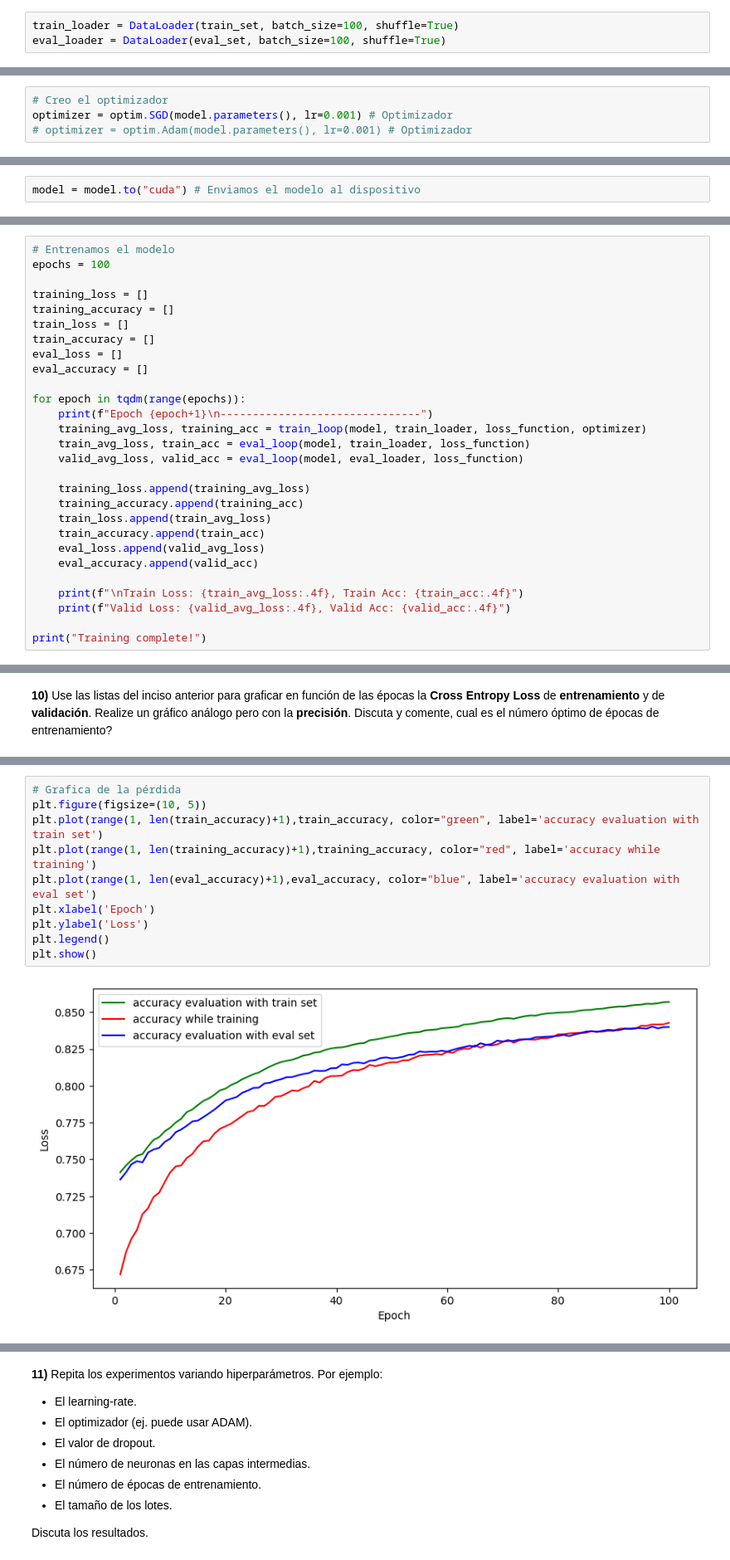
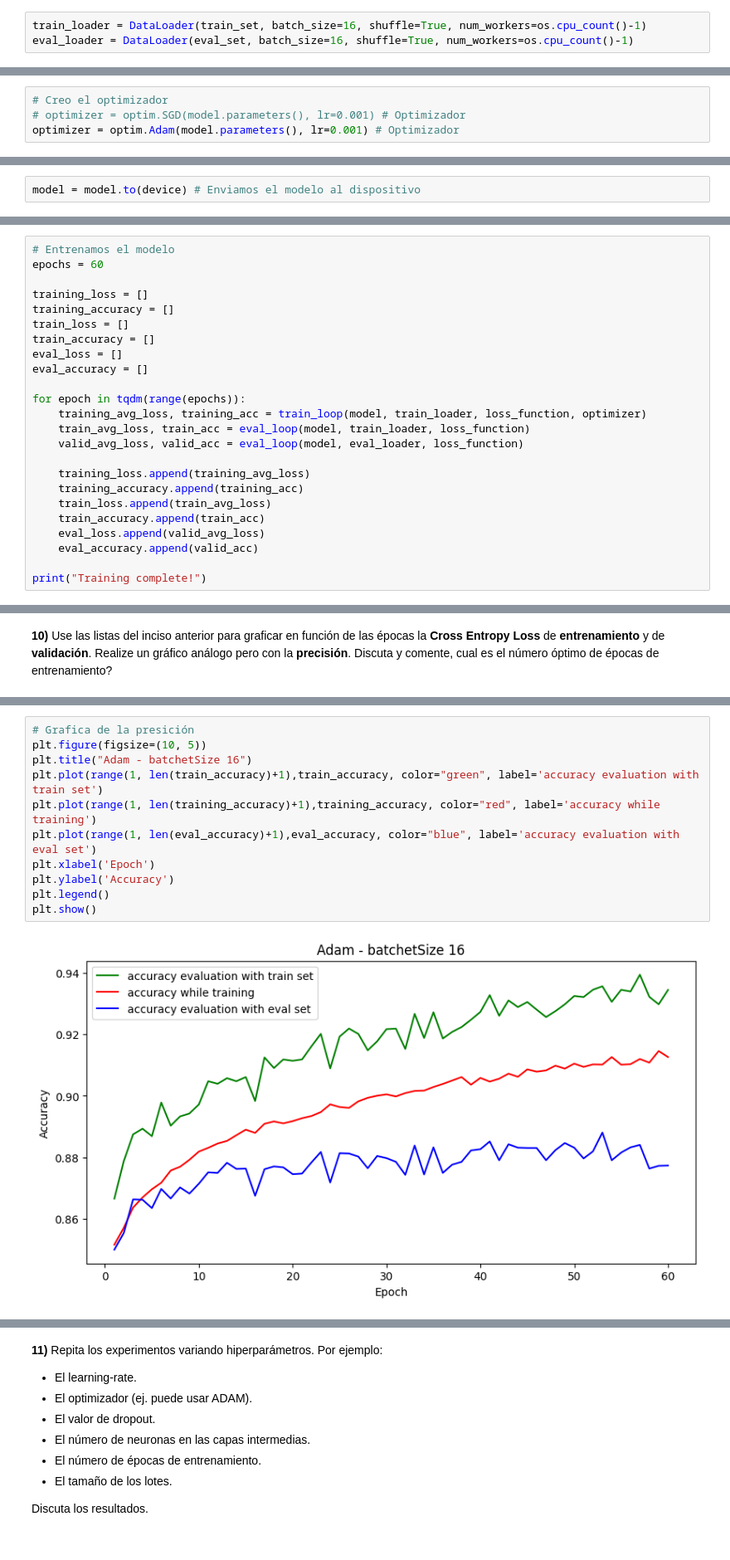
Before and after one commit to aletole1/Clasificando-Fashion-MNIST-con-PyTorch, a Jupyter notebook: redes_neuronales_2024_guia_12.ipynb, the cells around one changed output, grey strips where cells are left out. Shown at 83% size. Cells and saved outputs as stored; diff of their text form.

```diff
--- a/redes_neuronales_2024_guia_12.ipynb
+++ b/redes_neuronales_2024_guia_12.ipynb
@@ -282,8 +276,8 @@ def eval_loop(model, valid_loader, loss_function):
 
 **3)** Inicialize dos `DataLoader`s llamados `train_loader` y `valid_loader` a partir del `train_set` (conjunto de entranmiento) y del `valid_set` (conjunto de validación) de Fashion-MNIST, respectivamente, y que usen batchs de 100 ejemplos.
 # %%
-train_loader = DataLoader(train_set, batch_size=100, shuffle=True)
-eval_loader = DataLoader(eval_set, batch_size=100, shuffle=True)
+train_loader = DataLoader(train_set, batch_size=16, shuffle=True, num_workers=os.cpu_count()-1)
+eval_loader = DataLoader(eval_set, batch_size=16, shuffle=True, num_workers=os.cpu_count()-1)
 # %% [markdown]
 
 **4)** Cree una función de pérdida usando la **Cross Entropy Loss**.
@@ -302,12 +296,12 @@ model = NeuralNetwork(v1, v2) # Modelo
 **5)** Cree un optimizador que utilice el método de **Stochastic Gradient Descent** con un learning rate igual a $10^{-3}$.
 # %%
 # Creo el optimizador
-optimizer = optim.SGD(model.parameters(), lr=0.001) # Optimizador
-# optimizer = optim.Adam(model.parameters(), lr=0.001) # Optimizador
+# optimizer = optim.SGD(model.parameters(), lr=0.001) # Optimizador
+optimizer = optim.Adam(model.parameters(), lr=0.001) # Optimizador
 # %% [markdown]
 **7)** Especifique en que dispositivo (`device`) va a trabajar: en una **CPU** o en una **GPU**.
 # %%
-model = model.to("cuda") # Enviamos el modelo al dispositivo
+model = model.to(device) # Enviamos el modelo al dispositivo
 # %% [markdown]
 **8)** Implemente un loop de entrenamiento y validación que trabaje con el `train_loader` y el `valid_loader`, respectivamente, usando un numero arbitrario de épocas.
 Este loop debe guardar en cuatro listas los valores de los promedios del **Cross Entropy Loss** y las fracciones de clasificaciones correctas o **precisión** (accuracy) sobre el conjunto de **entrenamiento** y el de **validación**, respectivamente.
@@ -317,7 +311,7 @@ Este loop debe guardar en cuatro listas los valores de los promedios del **Cross
 **9)** Entrene y valide el modelo.
 # %%
 # Entrenamos el modelo
-epochs = 100
+epochs = 60
 
 training_loss = []
 training_accuracy = []
@@ -327,7 +321,6 @@ eval_loss = []
 eval_accuracy = []
 
 for epoch in tqdm(range(epochs)):
-    print(f"Epoch {epoch+1}\n-------------------------------")
     training_avg_loss, training_acc = train_loop(model, train_loader, loss_function, optimizer)
     train_avg_loss, train_acc = eval_loop(model, train_loader, loss_function)
     valid_avg_loss, valid_acc = eval_loop(model, eval_loader, loss_function)
@@ -339,8 +332,5 @@ for epoch in tqdm(range(epochs)):
     eval_loss.append(valid_avg_loss)
     eval_accuracy.append(valid_acc)
 
-    print(f"\nTrain Loss: {train_avg_loss:.4f}, Train Acc: {train_acc:.4f}")
-    print(f"Valid Loss: {valid_avg_loss:.4f}, Valid Acc: {valid_acc:.4f}")
-
 print("Training complete!")
 # %% [output]
@@ -482,12 +355,13 @@ plt.show()
 # %%
-# Grafica de la pérdida
+# Grafica de la presición
 plt.figure(figsize=(10, 5))
+plt.title("Adam - batchetSize 16")
 plt.plot(range(1, len(train_accuracy)+1),train_accuracy, color="green", label='accuracy evaluation with train set')
 plt.plot(range(1, len(training_accuracy)+1),training_accuracy, color="red", label='accuracy while training')
 plt.plot(range(1, len(eval_accuracy)+1),eval_accuracy, color="blue", label='accuracy evaluation with eval set')
 plt.xlabel('Epoch')
-plt.ylabel('Loss')
+plt.ylabel('Accuracy')
 plt.legend()
 plt.show()
 # %% [output]
-[figure, old version]
+[figure, new version]
```
Also changed, not shown: parts of 12 cells of this notebook, 11 other files.
